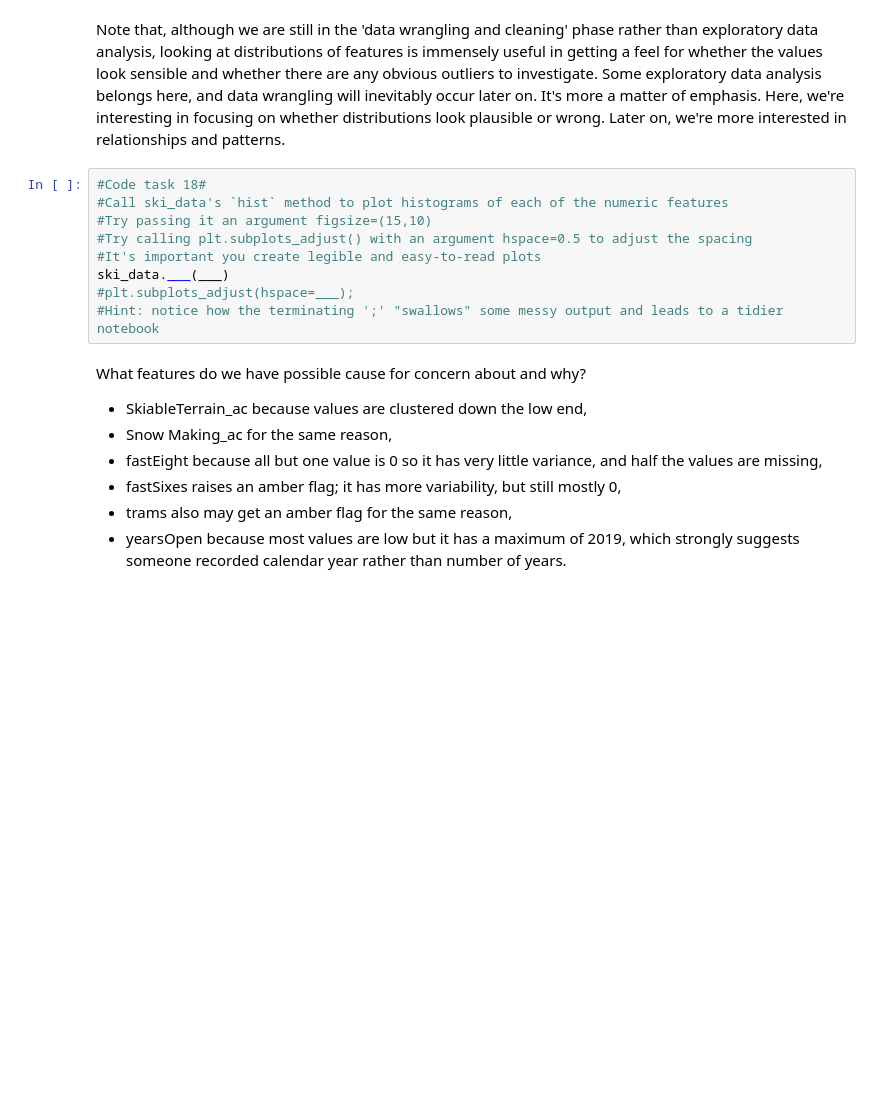
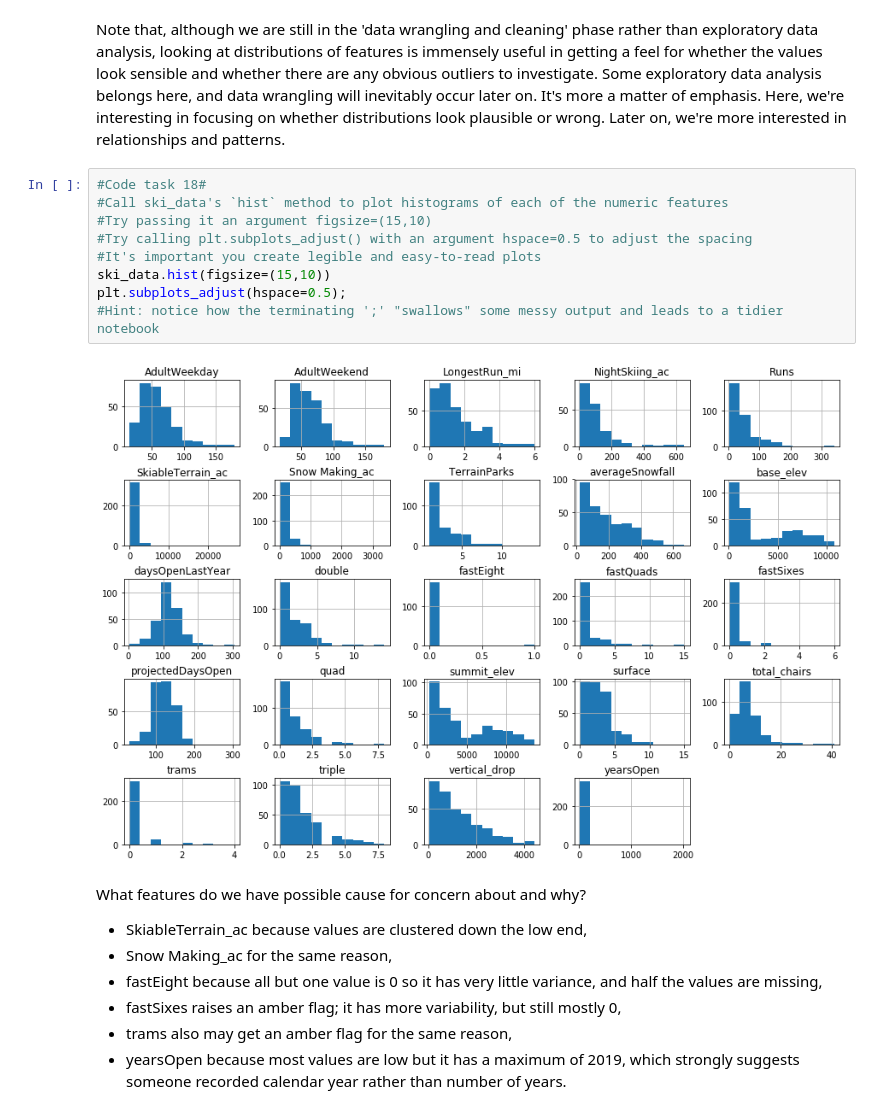
Before and after one commit to DR-611/DataScienceGuidedCapstone, a Jupyter notebook: Notebooks/02_data_wrangling.ipynb, the cells around one changed output. Cells and saved outputs as stored; diff of their text form; blank space fills up the shorter version.

```diff
--- a/Notebooks/02_data_wrangling.ipynb
+++ b/Notebooks/02_data_wrangling.ipynb
@@ -474,12 +520,14 @@ Note that, although we are still in the 'data wrangling and cleaning' phase rath
 # %%
 #Code task 18#
 #Call ski_data's `hist` method to plot histograms of each of the numeric features
 #Try passing it an argument figsize=(15,10)
 #Try calling plt.subplots_adjust() with an argument hspace=0.5 to adjust the spacing
 #It's important you create legible and easy-to-read plots
-ski_data.___(___)
-#plt.subplots_adjust(hspace=___);
+ski_data.hist(figsize=(15,10))
+plt.subplots_adjust(hspace=0.5);
 #Hint: notice how the terminating ';' "swallows" some messy output and leads to a tidier notebook
+# %% [output]
+[figure, added]
 # %% [markdown]
 What features do we have possible cause for concern about and why?
 
```
Also changed, not shown: parts of 42 cells of this notebook.
